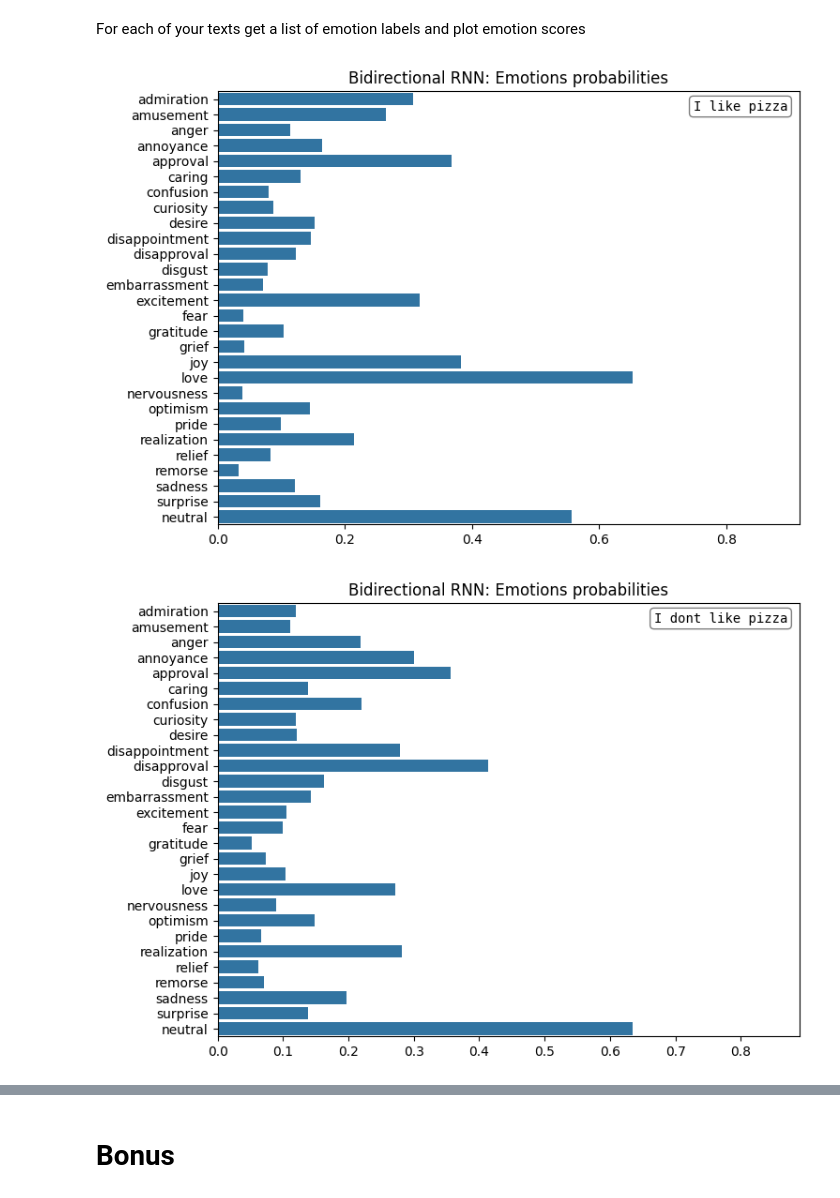
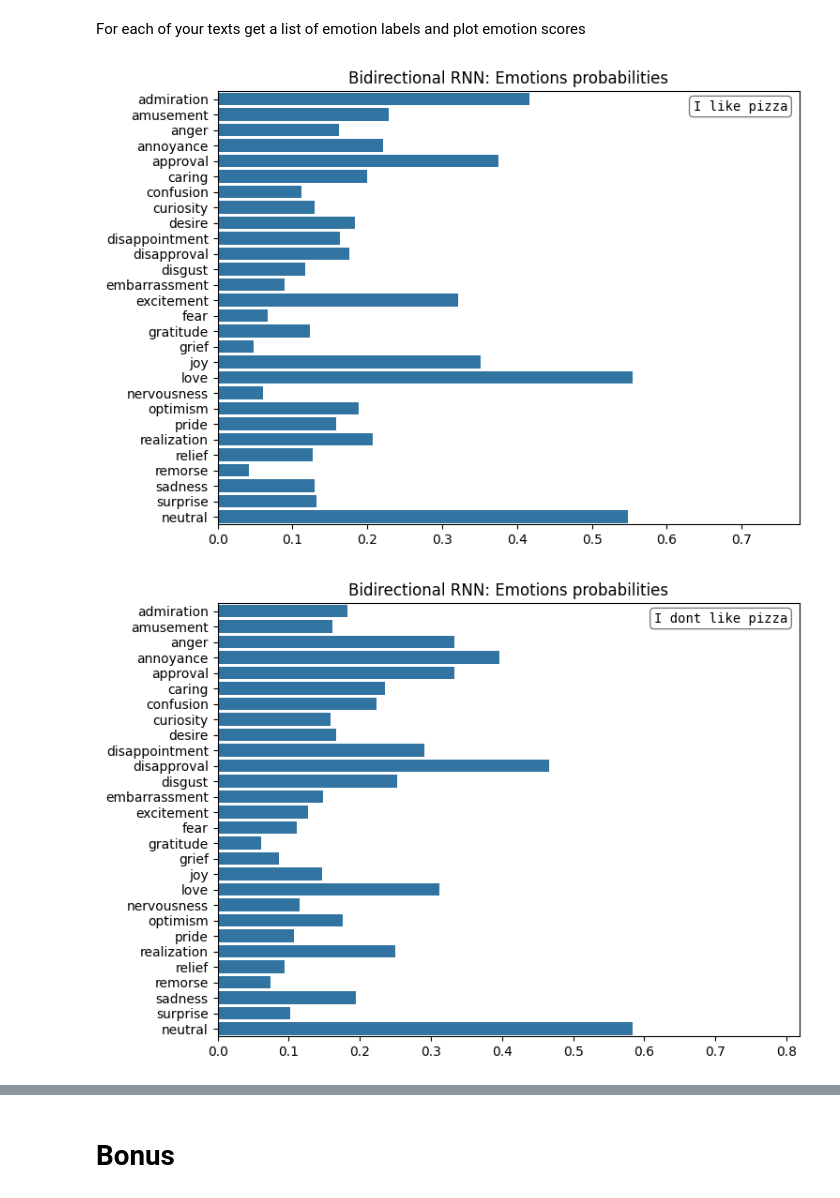
Before and after one commit to ReSpix/neural, a Jupyter notebook: notebooks/rnn/sequence_classification.ipynb, the cells around one changed output, grey strips where cells are left out. Saved outputs shown, nothing was run; the diff lists cells and outputs as text; code cells hidden in the pictures.

```diff
--- a/notebooks/rnn/sequence_classification.ipynb
+++ b/notebooks/rnn/sequence_classification.ipynb
@@ -531,10 +549,16 @@ for file in MODEL_CHECKPOINT_DIR.iterdir():
 # %% [markdown]
 Plot the mean ROC AUC scores. Which model has the highest score? On what kind of dataset?
 # %%
-for model in models_roc:
-    fig, ax = plt.subplots(figsize=(10, 8))
-    mean_auc = plot_roc_curve(X_test, y_test, model, ax=ax)
-    print(f"Mean ROC AUC: {mean_auc:.4f}")
-    plt.tight_layout()
-    plt.show()
+model_scores = []
+
+for ds_type, dataset in models_roc.items():
+    for _, model in dataset:
+        fig, ax = plt.subplots(figsize=(10, 8))
+        mean_auc = plot_roc_curve(ds_fixed_test, model, ds_type, ax=ax)
+        model_scores.append(
+            {"Model": model.name, "ROC AUC": mean_auc, "DS Type": ds_type}
+        )
+        print(f"Mean ROC AUC: {mean_auc:.4f}")
+        plt.tight_layout()
+        plt.show()
 # %% [output]
@@ -542,0 +578,7 @@ ValueError: Invalid dtype: str
+# %%
+score_df = pd.DataFrame(model_scores)
+score_df_sorted = score_df.sort_values(by='ROC AUC', ascending=False)
+# %%
+ax = sns.barplot(x="ROC AUC", y="Model", data=score_df_sorted, hue="DS Type", orient="h")
+ax.set_xlim(0.75, 0.82)
+ax.set_title("Models Mean ROC AUC by Dataset type")
@@ -545,9 +590,8 @@ Inspect the best model performance closer. Come up with some sentences (in Engli
 # %%
 def tokenize_text(text: str, max_length: int | None = None) -> np.ndarray:
     tokens = tokenizer.encode(text)
-    tokens = [t + 1 for t in tokens]
     tokens = keras.utils.pad_sequences(
-        [tokens], maxlen=max_length, padding="post", truncating="post", value=0
+        [tokens], maxlen=max_length, padding="post", truncating="post", value=tokenizer.eos_token_id
     )
     return tokens
 # %%
@@ -622,7 +666,7 @@ For each of your texts get a list of emotion labels and plot emotion scores
 texts = ["I like pizza", "I dont like pizza", "I hate pizza", "I don't dislike pizza"]
 # %%
 for text in texts:
-    plot_emotion_scores(text, models_roc[1], 31)
+    plot_emotion_scores(text, models_roc["fixed"][0][1], 31)
 # %% [output]
-[figure, old version]
+[figure, new version]
-[figure, old version]
+[figure, new version]
```
Also changed, not shown: parts of 13 cells of this notebook.
